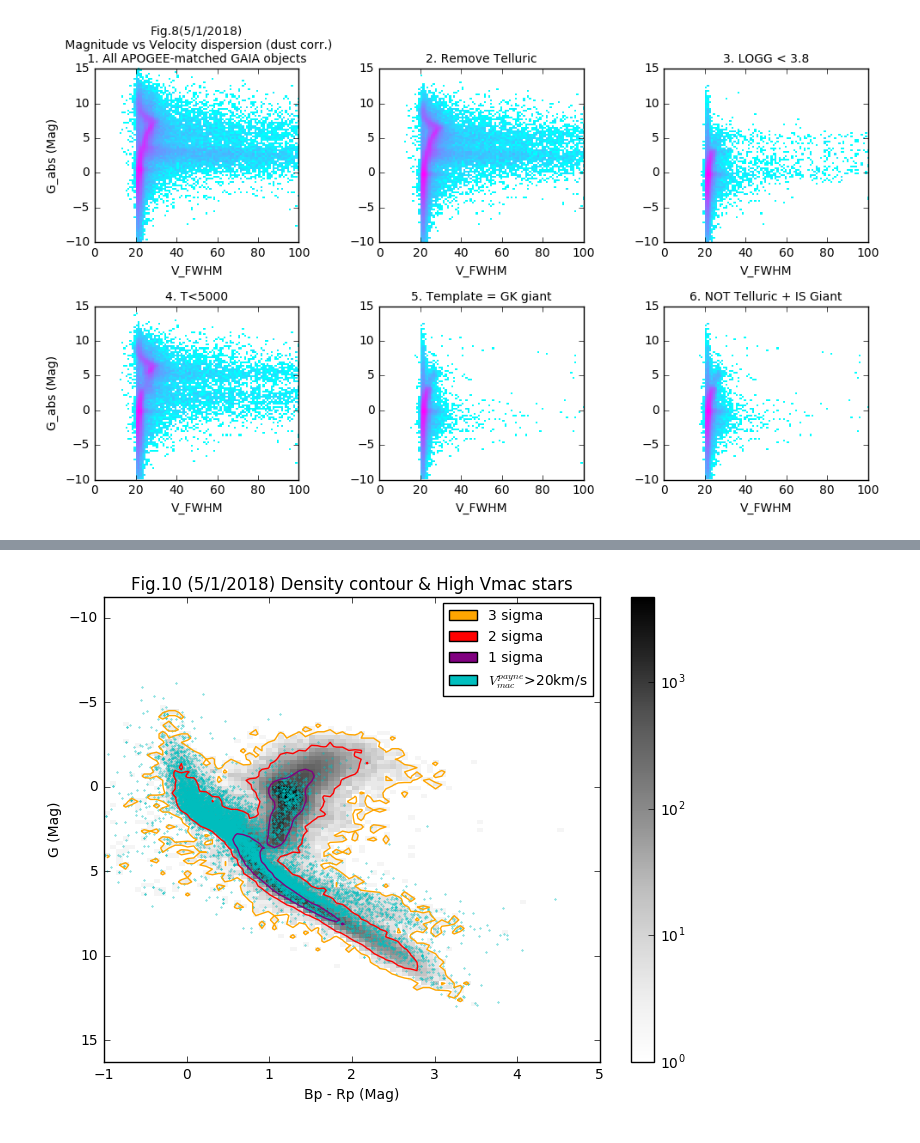
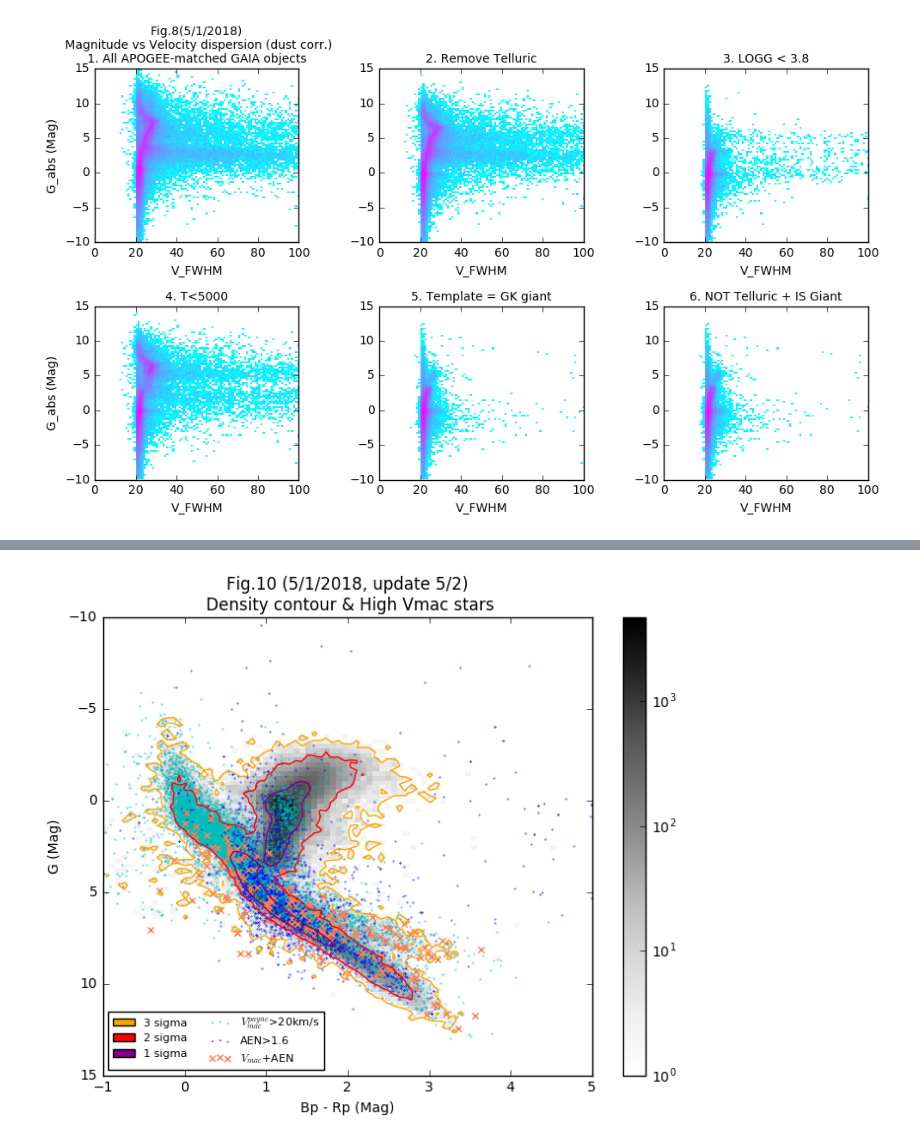
Before and after one commit to liuxx479/MW-BHs, a Jupyter notebook: plot-gaia-match.ipynb, the cells around one changed output, grey strips where cells are left out. Saved outputs shown, nothing was run; the diff lists cells and outputs as text; code cells hidden in the pictures.

```diff
--- a/plot-gaia-match.ipynb
+++ b/plot-gaia-match.ipynb
@@ -44,6 +44,9 @@ def ap2abs (mags, Av=0):
 
 Babs, Rabs, Gabs, Jabs, Habs, Kabs = [ap2abs (gaia(iband)) for iband in
             ['phot_bp_mean_mag', 'phot_rp_mean_mag', 'phot_g_mean_mag', 'j','h','k']]
+
+AEN = gaia('astrometric_excess_noise')
+AEN_min = sort(AEN)[int(len(AEN)*0.95)]
 # %%
 ## Payne
 ## payne_data = loadtxt('Apogee_The_Payne_relaxed.txt', usecols=range(1,24)).T
@@ -70,6 +73,9 @@ print 'done matching to payne'
 set up coords
 done matching to apogee
 done matching to payne
+# %%
+Japo, Hapo, Kapo = [hdulist[1].data[iband] for iband in('J','H','K')]
+Jabs_apo, Habs_apo, Kabs_apo = [ap2abs(Xcorr_apo[idx_apo]) for Xcorr_apo in (Japo, Hapo, Kapo)]
 # %%
 print 'GAIA data shape:',data_gaia.T.shape
 print 'GAIA catalogue fieds:',len(cols_gaia)
@@ -177,8 +183,9 @@ if run_dust_correction:
 ## Table6 of SF2011: Ab/E(B−V)_SFD, Rv=3.1, B,G,R =2.976,1.850,1.452
 ## J,H,K =0.650, 0.327, 0.161
 ## Ab=ebv*[2.755,1.948,1.549]
-Bcorr, Gcorr, Rcorr, Jcorr, Hcorr, Kcorr =  array([Babs, Gabs, Rabs, Jabs, Habs, Kabs]) \
-              -(ebv2.reshape(1,-1)*array([2.755,1.948,1.549,0.650, 0.327, 0.161]).reshape(-1,1))
+Bcorr, Gcorr, Rcorr, Jcorr, Hcorr, Kcorr, Jcorr_apo, Hcorr_apo, Kcorr_apo =  \
+     array([Babs, Gabs, Rabs, Jabs, Habs, Kabs, Jabs_apo, Habs_apo, Kabs_apo]) \
+     -(ebv2.reshape(1,-1)*array([2.755,1.948,1.549,0.650, 0.327, 0.161,0.650, 0.327, 0.161]).reshape(-1,1))
 # %%
 ebv1[isnan(ebv1)]=-99
 ebv2[isnan(ebv2)]=-99
@@ -343,37 +350,51 @@ idx_cut = (idx_optical&idx_good_para&cut_telluric)
 c0,c1=-1,5
 m0,m1=-10, 15
 bin0 = linspace(c0,c1,81)
 bin1 = linspace(m0,m1,101)
 b0c=WLanalysis.edge2center(bin0)
 b1c=WLanalysis.edge2center(bin1)
 ihist,bin0,bin1 = histogram2d((Bcorr-Rcorr)[idx_cut], Gcorr[idx_cut], bins=(bin0, bin1))
 ihist_smooth = WLanalysis.smooth(ihist,0)
 X,Y=meshgrid(b1c,b0c,)
 levels=sort(WLanalysis.findlevel(ihist_smooth))
 
 cut_vmac = (idx_optical&idx_good_para&cut_telluric&(VmacP>vmac_min)&(~idx_badpayne))
+cut_AEN = (idx_optical&cut_telluric&(AEN>AEN_min)&(~idx_badpayne))
 
 f, ax =subplots(1,1,figsize=(8,6))
 cb=ax.imshow(ihist.T, norm=mpl.colors.LogNorm(), cmap=mpl.cm.Greys,
           interpolation='nearest',aspect='auto',extent=(c0,c1,m0,m1),origin='lower')
 f.colorbar(cb, ax=ax)
 
-ax.scatter((Bcorr-Rcorr)[cut_vmac],Gcorr[cut_vmac],c='c',
+p1=ax.scatter((Bcorr-Rcorr)[cut_vmac],Gcorr[cut_vmac],c='c',
            edgecolors='face',s=0.1,label='Vmac_payne>%ikm/s'%(vmac_min))
 
+# ax.scatter((Bcorr-Rcorr)[cut_vmac & (VmacP==amax(VmacP))],Gcorr[cut_vmac & (VmacP==amax(VmacP))],c='b',
+#            edgecolors='face',s=0.1)
+
+p2=ax.scatter((Bcorr-Rcorr)[cut_AEN],Gcorr[cut_AEN],c='b',
+           edgecolors='face',s=0.1)
+p3=ax.scatter((Bcorr-Rcorr)[cut_AEN&cut_vmac],Gcorr[cut_AEN&cut_vmac],c='coral',marker=u'x',
+           edgecolors='face')#,s=5)
+
+
 ax.contour(Y,X,ihist_smooth, levels=levels,colors=('orange','red','purple'))
-ax.set_xlim(-1,5)
+ax.set_xlim(c0,c1)
+ax.set_ylim(m0,m1)
+proxy=[plt.Rectangle((0,0),1,1,ec=None, fc=icolor) for icolor in ('orange','red','purple')]
+proxy.append(p1)
+proxy.append(p2)
+proxy.append(p3)
 
-proxy=[plt.Rectangle((0,0),1,1,ec=None, fc=icolor) for icolor in ('orange','red','purple','c')]
-ilabels=['3 sigma', '2 sigma', '1 sigma', '$V_{mac}^{payne}$>%ikm/s'%(vmac_min)]
-ax.legend(proxy, ilabels,loc=0,fontsize=10)
+ilabels=['3 sigma', '2 sigma', '1 sigma', '$V_{mac}^{payne}$>%ikm/s'%(vmac_min),'AEN>%.1f'%(AEN_min), '$V_{mac}$+AEN']
+ax.legend(proxy, ilabels,loc=3,fontsize=8,ncol=2)
 
 #ax.legend(frameon=1,loc=0,fontsize=10)
 ax.invert_yaxis()
 ax.set_xlabel('Bp - Rp (Mag)')
 ax.set_ylabel('G (Mag)')
-ax.set_title('Fig.10 (5/1/2018) Density contour & High Vmac stars')
+ax.set_title('Fig.10 (5/1/2018, update 5/2)\n Density contour & High Vmac stars')
 
 show()
 # %% [output]
-[figure, old version]
+[figure, new version]
```
Also changed, not shown: parts of 6 cells of this notebook.
